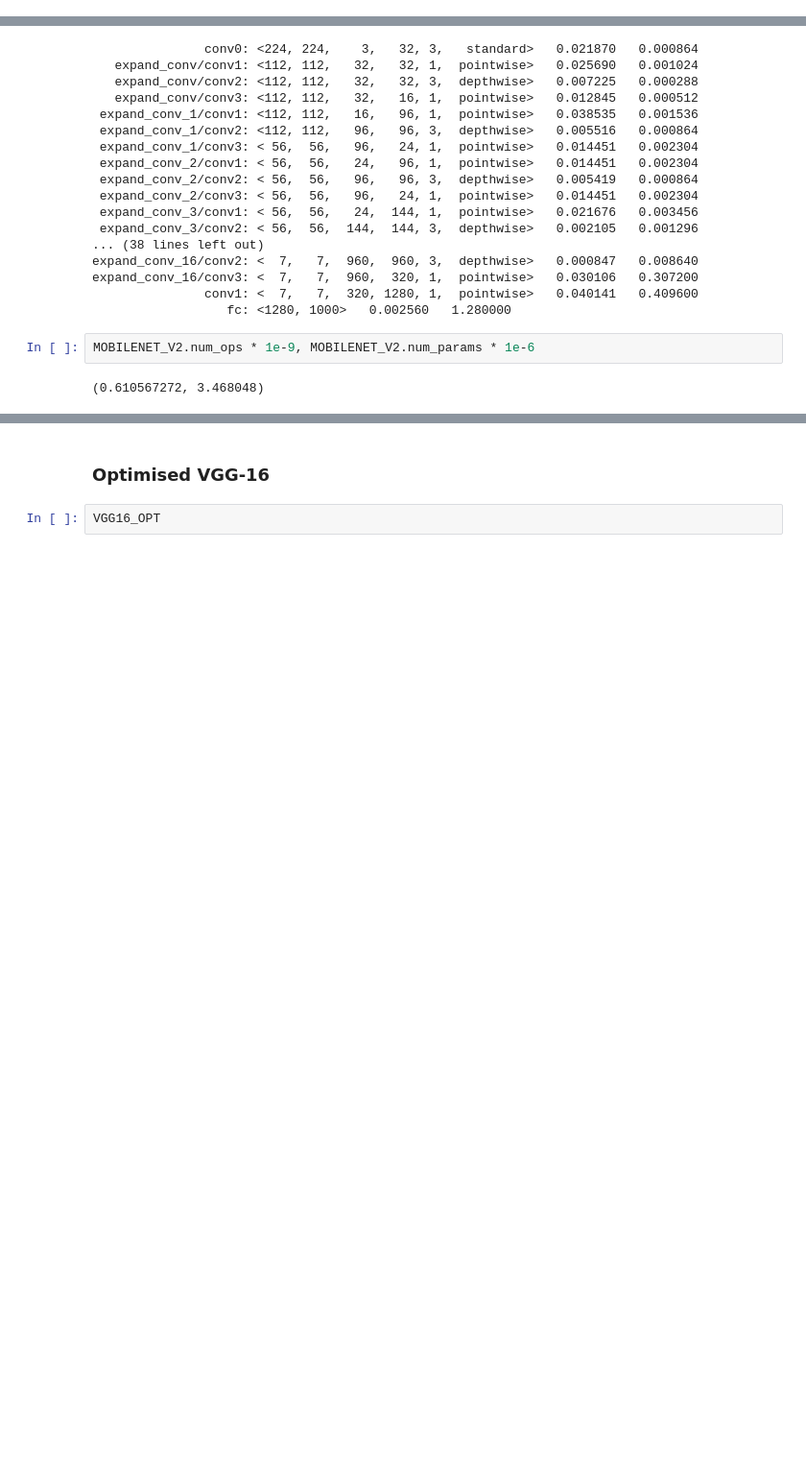
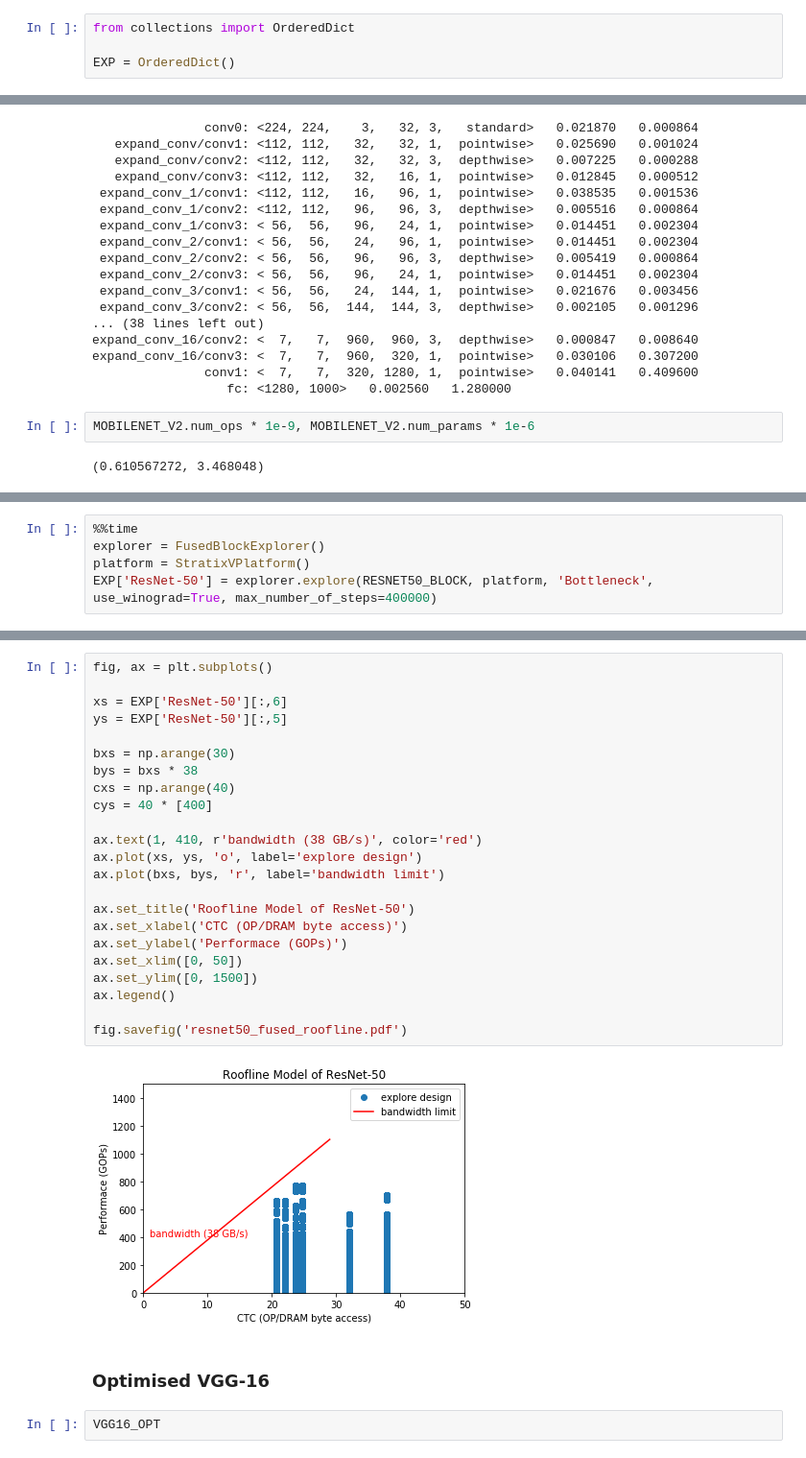
Before and after one commit to kumasento/deacon, a Jupyter notebook: experimental/notebooks/perf_predict.ipynb, the cells around one changed output, grey strips where cells are left out. Shown at 96% size. Saved outputs shown, nothing was run; the diff lists cells and outputs as text; blank space fills up the shorter version.

```diff
--- a/experimental/notebooks/perf_predict.ipynb
+++ b/experimental/notebooks/perf_predict.ipynb
@@ -16,4 +16,8 @@ from explorer import BasicExplorer
 from fpga_platform import StratixVPlatform
+# %%
+from collections import OrderedDict
+
+EXP = OrderedDict()
 # %% [markdown]
 ## VGG-16
 # %%
@@ -326,0 +533,5 @@ fig.savefig('mobilenet_v2_roofline.pdf')
+# %%
+%%time
+explorer = FusedBlockExplorer()
+platform = StratixVPlatform()
+EXP['ResNet-50'] = explorer.explore(RESNET50_BLOCK, platform, 'Bottleneck', use_winograd=True, max_number_of_steps=400000)
@@ -327,3 +578,28 @@ fig.savefig('mobilenet_v2_roofline.pdf')
+# %%
+fig, ax = plt.subplots()
+
+xs = EXP['ResNet-50'][:,6]
+ys = EXP['ResNet-50'][:,5]
+
+bxs = np.arange(30)
+bys = bxs * 38
+cxs = np.arange(40)
+cys = 40 * [400]
+
+ax.text(1, 410, r'bandwidth (38 GB/s)', color='red')
+ax.plot(xs, ys, 'o', label='explore design')
+ax.plot(bxs, bys, 'r', label='bandwidth limit')
+
+ax.set_title('Roofline Model of ResNet-50')
+ax.set_xlabel('CTC (OP/DRAM byte access)')
+ax.set_ylabel('Performace (GOPs)')
+ax.set_xlim([0, 50])
+ax.set_ylim([0, 1500])
+ax.legend()
+
+fig.savefig('resnet50_fused_roofline.pdf')
+# %% [output]
+[figure, added]
 # %% [markdown]
 ### Optimised VGG-16
 # %%
```
Also changed, not shown: parts of 43 cells of this notebook, 20 other files.
